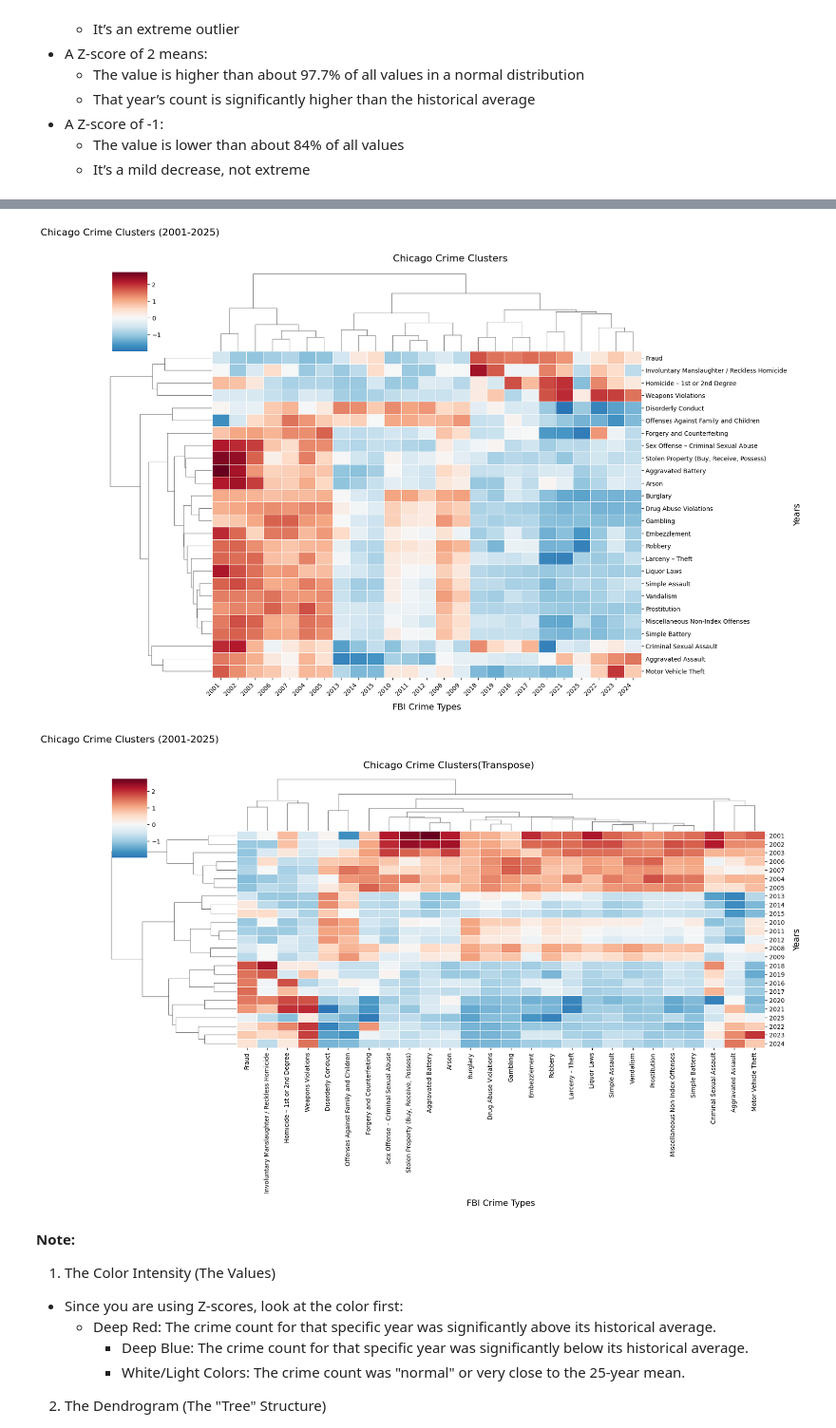
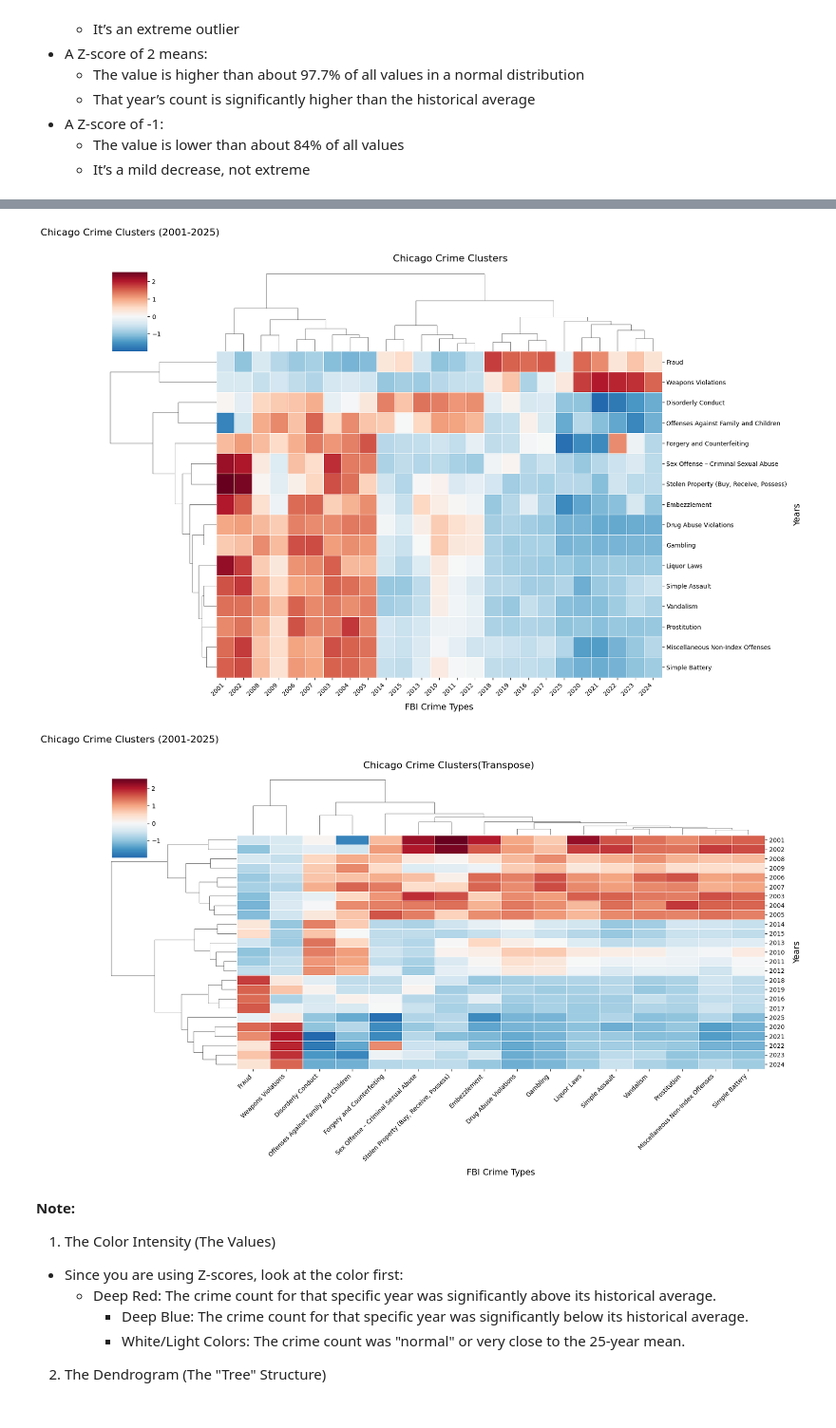
Before and after one commit to SirErikPak/ChicagoCrime, a Jupyter notebook: Notebook/ChicagoCrimeClusterAnalysis.ipynb, the cells around one changed output, grey strips where cells are left out. Shown at 95% size. Cells and saved outputs as stored; diff of their text form; code cells hidden in the pictures.

```diff
--- a/Notebook/ChicagoCrimeClusterAnalysis.ipynb
+++ b/Notebook/ChicagoCrimeClusterAnalysis.ipynb
@@ -96,6 +117,8 @@ sector                   139    0.0016%
 # %%
-# Calculate z-scores
-z_df = zscore_anomaly.zscore_anomaly(data=df, index_category='year', column='fbi_code_desc')
-# Display
-z_df.head()
+# Calculate z-scores Indexed Crime
+df.fbi_index_code = df.fbi_index_code.astype('bool')
+mask = df.fbi_index_code == True
+z_df_i = zscore_anomaly.zscore_anomaly(data=df[mask], time_col='year', category_col='fbi_code_desc')
+# plot
+heat_map(z_df_i, 'Indexed', (16,4))
 # %% [output]
@@ -130,0 +126,5 @@ plt.show()
+# %%
+# Calculate z-scores Non-Indexed Crime
+mask = df.fbi_index_code == False
+z_df_n = zscore_anomaly.zscore_anomaly(data=df[mask],time_col='year', category_col='fbi_code_desc')
+heat_map(z_df_n, 'Non-Indexed')
@@ -131,7 +133,10 @@ plt.show()
 # %%
+# Z score
+z_df = zscore_anomaly.zscore_anomaly(data=df[mask], time_col='year', category_col='fbi_code_desc')
+
 # Create the clustermap
 g = sns.clustermap(
-    z_score,
+    z_df,
     cmap="RdBu_r",
     center=0,
     figsize=(16, 10),
@@ -150,34 +155,34 @@ g.ax_heatmap.set_xlabel('FBI Crime Types', fontsize=14, labelpad=10)
 g.ax_heatmap.set_ylabel('Years', fontsize=14, labelpad=10)
 
 # Save the figure with high resolution and tight cropping
-# plt.savefig("../Image/cluster_Heatmap_analysis.png", dpi=1200, bbox_inches='tight')
+plt.savefig("../Image/cluster_Heatmap_analysis.png", dpi=1200, bbox_inches='tight')
 plt.show()
 # %% [output]
-[figure, old version]
+[figure, new version]
 # %%
 # Create the rotated clustermap
 g_t = sns.clustermap(
-    z_score.T,
+    z_df.T,
     cmap="RdBu_r",
     center=0,
     figsize=(16, 10),
     linewidths=0.5,
     xticklabels=True,   # Ensure all crime names show up
     yticklabels=True    # Ensure all years show up
 )
 
 # Rotate X-axis labels for readability
-plt.setp(g.ax_heatmap.get_xticklabels(), rotation=45, ha='right')
+plt.setp(g_t.ax_heatmap.get_xticklabels(), rotation=45, ha='right')
 # Labels
 plt.title("Chicago Crime Clusters (2001-2025)", fontsize=16, pad=60)
 plt.suptitle("Chicago Crime Clusters(Transpose)", fontsize=16, y=1.02)
 g_t.ax_heatmap.set_xlabel('FBI Crime Types', fontsize=14, labelpad=10)
 g_t.ax_heatmap.set_ylabel('Years', fontsize=14, labelpad=14)
 # Save the figure with high resolution and tight cropping
-# plt.savefig("../Image/cluster_Heatmap_rotate_analysis.png", dpi=1200, bbox_inches='tight')
+plt.savefig("../Image/cluster_Heatmap_rotate_analysis.png", dpi=1200, bbox_inches='tight')
 plt.show()
 # %% [output]
-[figure, old version]
+[figure, new version]
 # %% [markdown]
 **Note:**
 1. The Color Intensity (The Values)
```
Also changed, not shown: parts of 5 cells of this notebook, 4 other files.
